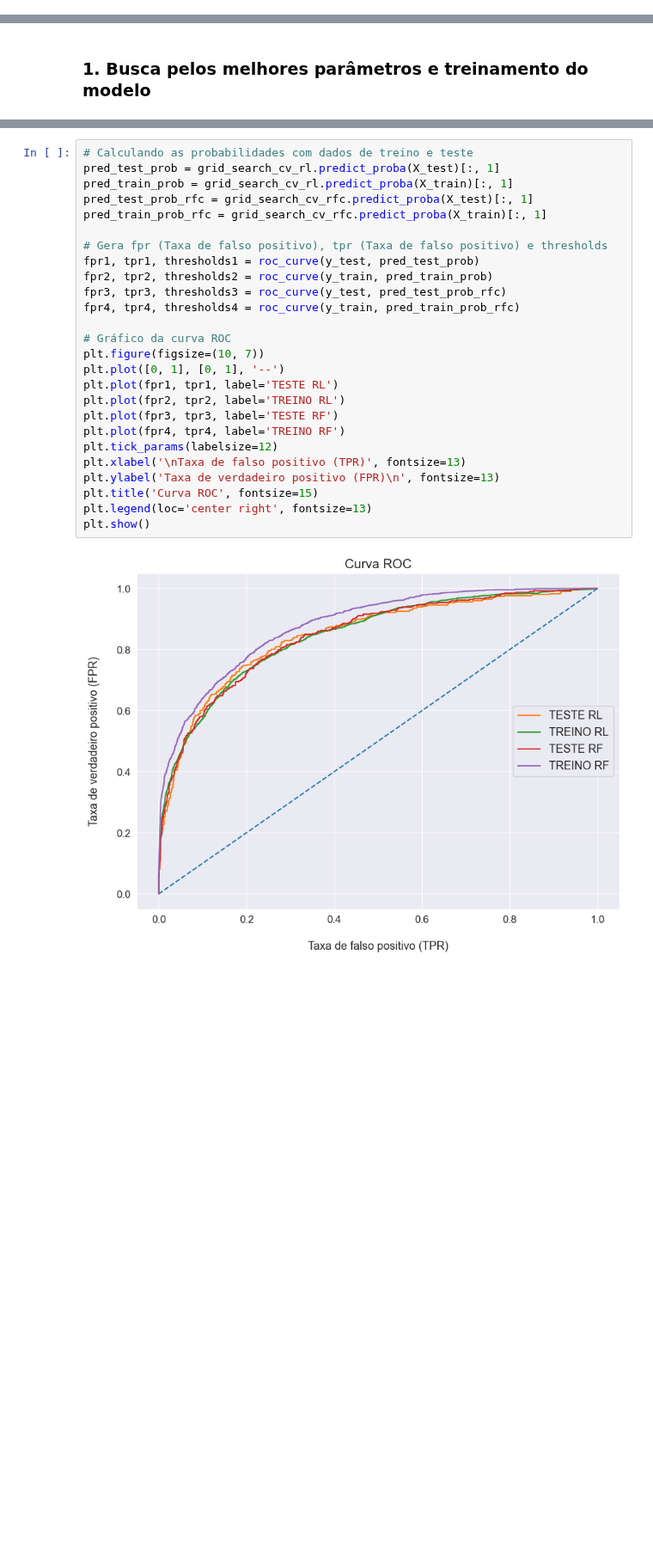
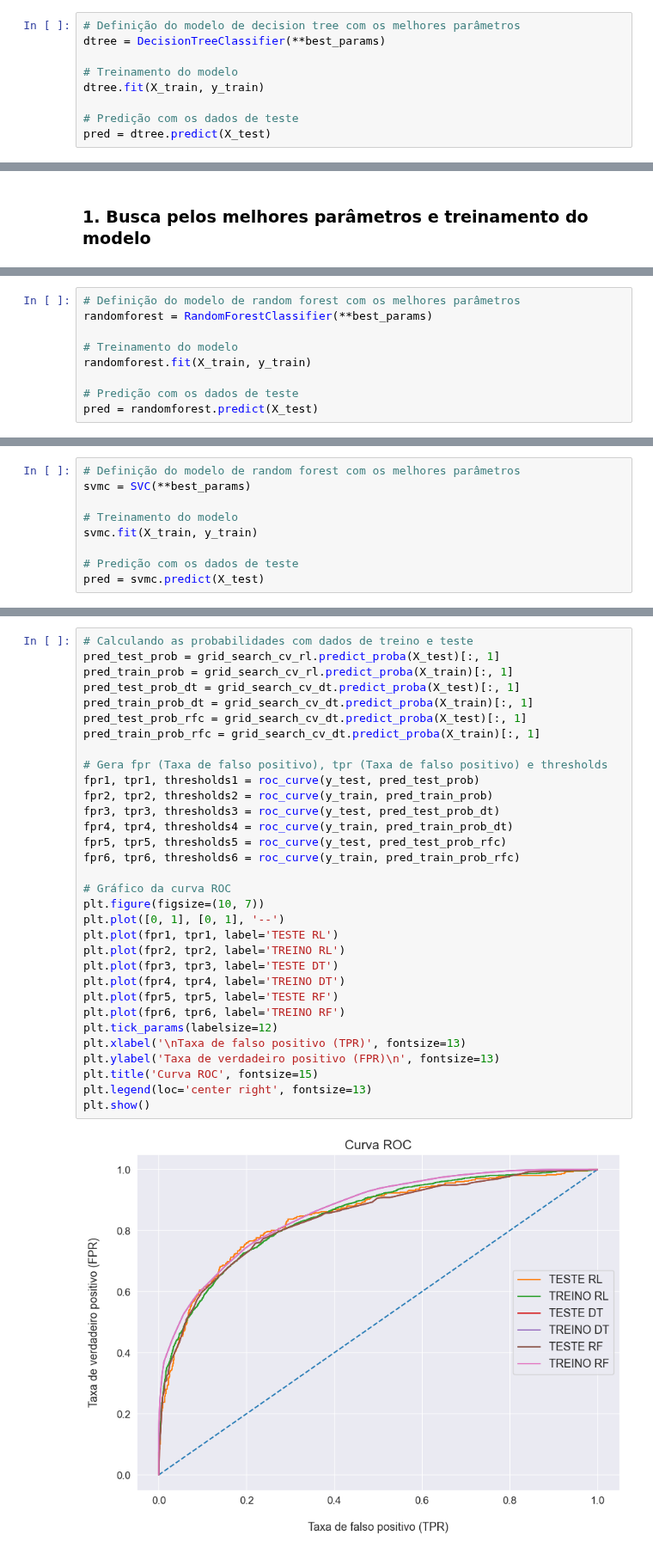
Before and after one commit to emso-exe/Churn_clientes_de_banco, a Jupyter notebook: churn_clientes_de_banco.ipynb, the cells around one changed output, grey strips where cells are left out. Shown at 86% size. Cells and saved outputs as stored; diff of their text form; blank space fills up the shorter version.

Commit message:
Criação do modelo preditivo SVM.

```diff
--- a/churn_clientes_de_banco.ipynb
+++ b/churn_clientes_de_banco.ipynb
@@ -869 +870,10 @@ n_estimators : 70
+# %%
+# Definição do modelo de decision tree com os melhores parâmetros
+dtree = DecisionTreeClassifier(**best_params)
+
+# Treinamento do modelo
+dtree.fit(X_train, y_train)
+
+# Predição com os dados de teste
+pred = dtree.predict(X_test)
 # %% [markdown]
@@ -921 +963,10 @@ F1-score:  57.143
+# %%
+# Definição do modelo de random forest com os melhores parâmetros
+randomforest = RandomForestClassifier(**best_params)
+
+# Treinamento do modelo
+randomforest.fit(X_train, y_train)
+
+# Predição com os dados de teste
+pred = randomforest.predict(X_test)
 # %% [markdown]
@@ -926,0 +1060,9 @@ F1-score:  57.143
+# %%
+# Definição do modelo de random forest com os melhores parâmetros
+svmc = SVC(**best_params)
+
+# Treinamento do modelo
+svmc.fit(X_train, y_train)
+
+# Predição com os dados de teste
+pred = svmc.predict(X_test)
@@ -929,29 +1115,35 @@ F1-score:  57.143
 # %%
 # Calculando as probabilidades com dados de treino e teste
 pred_test_prob = grid_search_cv_rl.predict_proba(X_test)[:, 1]
 pred_train_prob = grid_search_cv_rl.predict_proba(X_train)[:, 1]
-pred_test_prob_rfc = grid_search_cv_rfc.predict_proba(X_test)[:, 1]
-pred_train_prob_rfc = grid_search_cv_rfc.predict_proba(X_train)[:, 1]
+pred_test_prob_dt = grid_search_cv_dt.predict_proba(X_test)[:, 1]
+pred_train_prob_dt = grid_search_cv_dt.predict_proba(X_train)[:, 1]
+pred_test_prob_rfc = grid_search_cv_dt.predict_proba(X_test)[:, 1]
+pred_train_prob_rfc = grid_search_cv_dt.predict_proba(X_train)[:, 1]
 
 # Gera fpr (Taxa de falso positivo), tpr (Taxa de falso positivo) e thresholds
 fpr1, tpr1, thresholds1 = roc_curve(y_test, pred_test_prob)
 fpr2, tpr2, thresholds2 = roc_curve(y_train, pred_train_prob)
-fpr3, tpr3, thresholds3 = roc_curve(y_test, pred_test_prob_rfc)
-fpr4, tpr4, thresholds4 = roc_curve(y_train, pred_train_prob_rfc)
+fpr3, tpr3, thresholds3 = roc_curve(y_test, pred_test_prob_dt)
+fpr4, tpr4, thresholds4 = roc_curve(y_train, pred_train_prob_dt)
+fpr5, tpr5, thresholds5 = roc_curve(y_test, pred_test_prob_rfc)
+fpr6, tpr6, thresholds6 = roc_curve(y_train, pred_train_prob_rfc)
 
 # Gráfico da curva ROC
 plt.figure(figsize=(10, 7))
 plt.plot([0, 1], [0, 1], '--')
 plt.plot(fpr1, tpr1, label='TESTE RL')
 plt.plot(fpr2, tpr2, label='TREINO RL')
-plt.plot(fpr3, tpr3, label='TESTE RF')
-plt.plot(fpr4, tpr4, label='TREINO RF')
+plt.plot(fpr3, tpr3, label='TESTE DT')
+plt.plot(fpr4, tpr4, label='TREINO DT')
+plt.plot(fpr5, tpr5, label='TESTE RF')
+plt.plot(fpr6, tpr6, label='TREINO RF')
 plt.tick_params(labelsize=12)
 plt.xlabel('\nTaxa de falso positivo (TPR)', fontsize=13)
 plt.ylabel('Taxa de verdadeiro positivo (FPR)\n', fontsize=13)
 plt.title('Curva ROC', fontsize=15)
 plt.legend(loc='center right', fontsize=13)
 plt.show()
 # %% [output]
-[figure, old version]
+[figure, new version]
 # %% [markdown]
```
Also changed, not shown: parts of 35 cells of this notebook.
